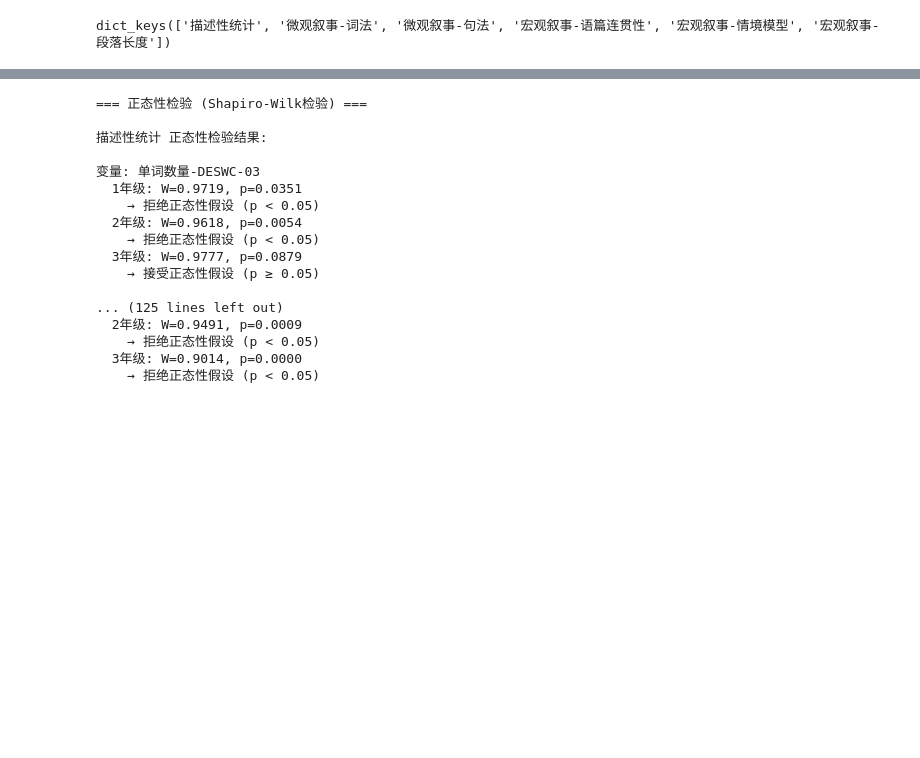
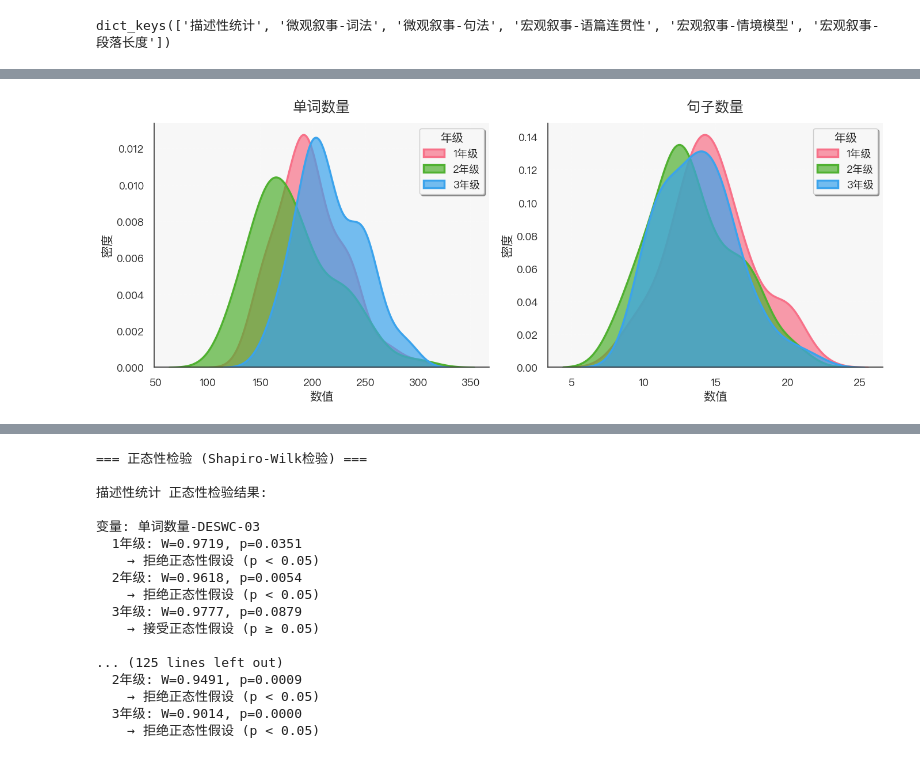
Before and after one commit to sfdeggb/analyse_narrative_stu, a Jupyter notebook: grade_analyse.ipynb, the cells around one changed output, grey strips where cells are left out. Cells and saved outputs as stored; diff of their text form; code cells hidden in the pictures; blank space fills up the shorter version.

```diff
--- a/grade_analyse.ipynb
+++ b/grade_analyse.ipynb
@@ -636,0 +622,18 @@ plot_boxplots_by_grade('微观叙事-词法', cleaned_data['微观叙事-词法'
+# %%
+clean_data2 = {
+	'描述性统计': cleaned_data['描述性统计'],
+	'微观叙事-词法': pd.read_csv('./tmp/微观叙事-词法_PCA.csv'),
+	'微观叙事-句法': pd.read_csv('./tmp/微观叙事-句法_Mean.csv'),
+	'宏观叙事-语篇连贯性': pd.read_csv('./tmp/宏观叙事-语篇连贯性.csv'),
+	'宏观叙事-情境模型': cleaned_data['宏观叙事-情境模型'],
+	'宏观叙事-段落长度': cleaned_data['宏观叙事-段落长度']
+}
+
+clean_data2 = {
+	'描述性统计': cleaned_data['描述性统计'],
+	'微观叙事-词法': pd.read_csv('./tmp/微观叙事-词法_PCA.csv'),
+	'微观叙事-句法': pd.read_csv('./tmp/微观叙事-句法_Mean.csv'),
+	'宏观叙事-语篇连贯性': pd.read_csv('./tmp/宏观叙事-语篇连贯性.csv'),
+	'宏观叙事-情境模型': cleaned_data['宏观叙事-情境模型'],
+	'宏观叙事-段落长度': cleaned_data['宏观叙事-段落长度']
+}
@@ -636,0 +719,72 @@ plot_boxplots_by_grade('微观叙事-词法', cleaned_data['微观叙事-词法'
+# %%
+def create_density_plots(df, feature_cols):
+    """
+    创建密度图展示年级间分布差异（美观高大上的版本）
+    参数:
+        df: 包含'年级'列和若干特征列的数据框
+        feature_cols: 需要展示密度的特征列名列表
+    """
+    import matplotlib as mpl
+    # 设置全局美化参数
+    sns.set(palette="Set2", font_scale=1.2, rc={
+        'axes.titlesize': 18,
+        'axes.labelsize': 15,
+        'legend.fontsize': 13,
+        'xtick.labelsize': 13,
+        'ytick.labelsize': 13,
+        'axes.titleweight': 'bold',
+        'axes.edgecolor': '#333333',
+        'axes.linewidth': 1.2,
+        'figure.facecolor': 'white',
+        'axes.facecolor': '#f7f7f7'
+    })
+    #mpl.rcParams['font.sans-serif'] = ['SimHei', 'Arial']  # 支持中文
+    mpl.rcParams['font.sans-serif'] = ['PingFang HK']  # 支持中文
+    mpl.rcParams['axes.unicode_minus'] = False
+
+    n_features = len(feature_cols)
+    n_cols = 2 if n_features <= 2 else 3
+    n_rows = (n_features + n_cols - 1) // n_cols
+    fig, axes = plt.subplots(n_rows, n_cols, figsize=(7 * n_cols, 5.5 * n_rows))
+    axes = axes.ravel()
+
+    color_palette = sns.color_palette("husl", n_colors=len(df['年级'].dropna().unique()))
+
+    for idx, feature in enumerate(feature_cols):
+        if feature not in df.columns:
+            continue
+        ax = axes[idx]
+        for i, grade in enumerate(sorted(df['年级'].dropna().unique())):
+            grade_data = df[df['年级'] == grade][feature].dropna()
+            if len(grade_data) > 0:
+                sns.kdeplot(
+                    data=grade_data,
+                    label=f'{int(grade)}年级',
+                    ax=ax,
+                    fill=True,
+                    linewidth=2.5,
+                    alpha=0.7,
+                    color=color_palette[i]
+                )
+        sub_title = feature.split('-')[0]
+        ax.set_title(f'{sub_title}', fontsize=18, fontweight='bold', pad=15)
+        ax.set_xlabel('数值', fontsize=15)
+        ax.set_ylabel('密度', fontsize=15)
+        ax.legend(title='年级', loc='upper right', frameon=True, fancybox=True, shadow=True)
+        ax.grid(True, linestyle='--', alpha=0.3)
+        # 去除顶部和右侧边框
+        ax.spines['top'].set_visible(False)
+        ax.spines['right'].set_visible(False)
+
+    # 隐藏多余的子图
+    for j in range(n_features, len(axes)):
+        axes[j].set_visible(False)
+
+    #fig.suptitle('年级间分布密度对比', fontsize=22, fontweight='bold', color='#222222', y=1.03)
+    plt.tight_layout()
+    plt.subplots_adjust(top=0.92)
+    plt.show()
+
+create_density_plots(clean_data2['描述性统计'], ['单词数量-DESWC-03', '句子数量-DESSC-02'])
+# %% [output]
+[figure, added]
```
Also changed, not shown: parts of 27 cells of this notebook, 25 other files.
